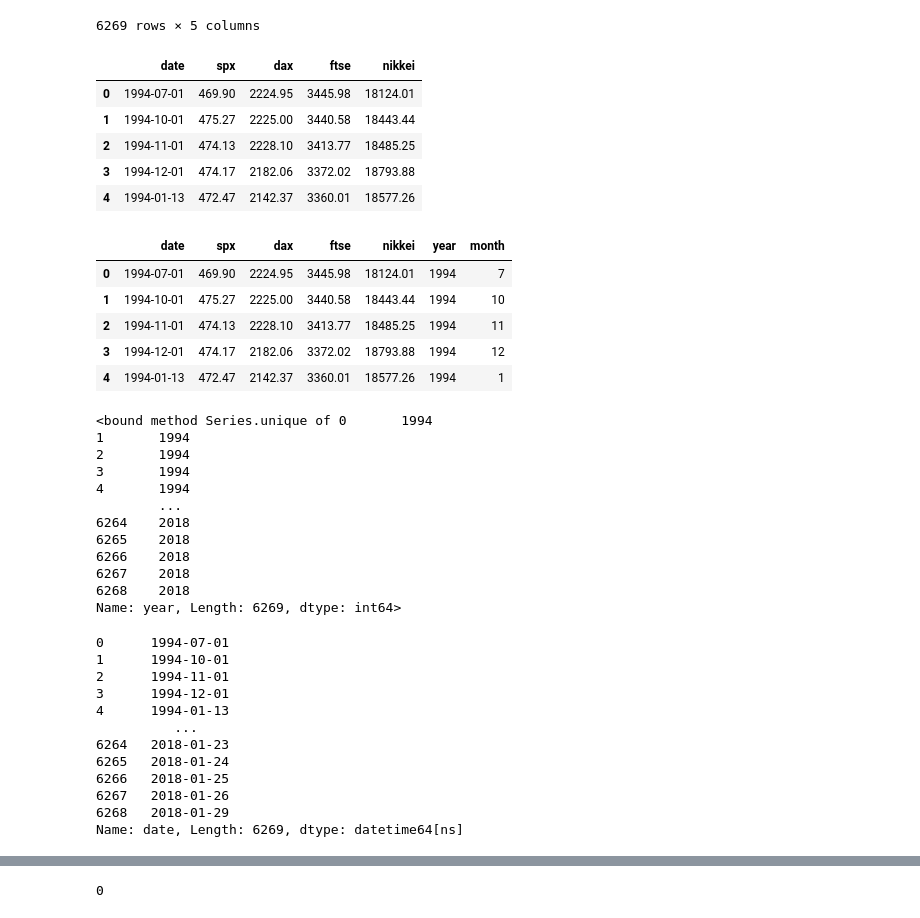
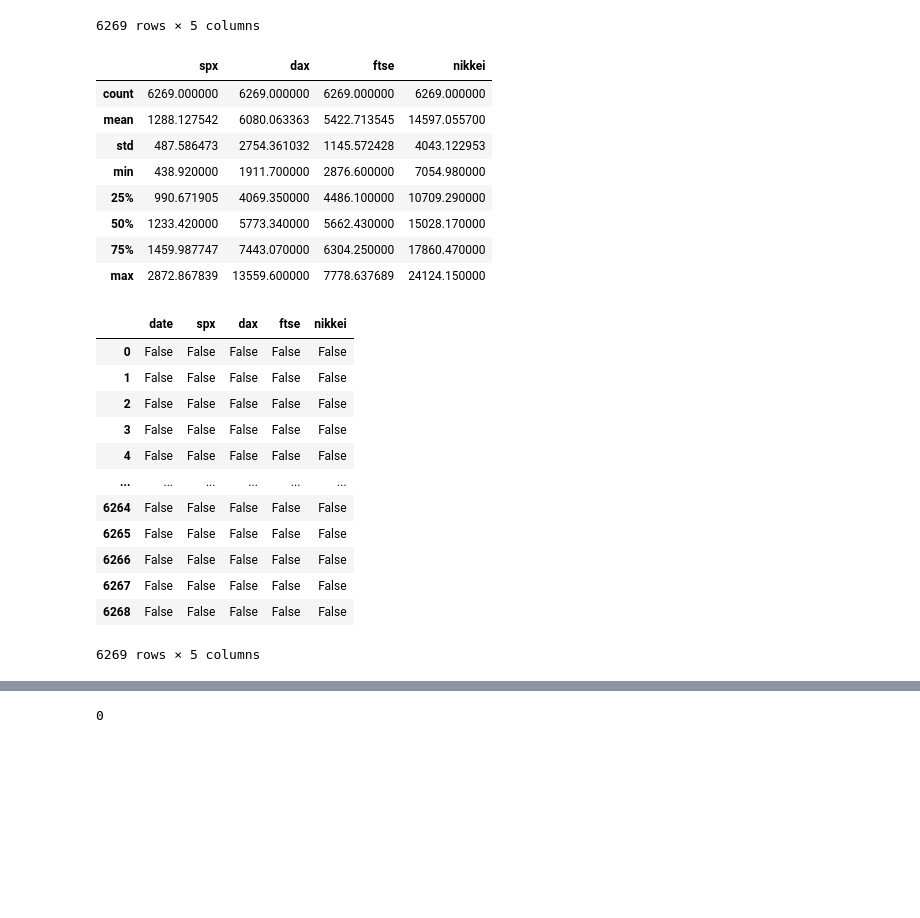
Before and after one commit to virf96/Proyectos, a Jupyter notebook: Python_Introducción_a_las_series_temporales_.ipynb, the cells around one changed output, grey strips where cells are left out. Cells and saved outputs as stored; diff of their text form; code cells hidden in the pictures; blank space fills up the shorter version.

```diff
--- a/Python_Introducción_a_las_series_temporales_.ipynb
+++ b/Python_Introducción_a_las_series_temporales_.ipynb
@@ -41,59 +41,31 @@ df_comp
 | 6267 | 26/01/2018 | 2872.867839 | 13340.17 | 7665.541292 | 23631.88 |
 | 6268 | 29/01/2018 | 2853.528411 | 13324.48 | 7671.533300 | 23629.34 |
 6269 rows × 5 columns
-# %%
-#Convertimos a formato fecha
-df_comp.date = df_comp.date.astype(str)
-df_comp.date=pd.to_datetime(df_comp.date)
 # %%
-df_comp.head()
+df_comp.describe()
 # %% [output]
-|  | date | spx | dax | ftse | nikkei |
-| 0 | 1994-07-01 | 469.90 | 2224.95 | 3445.98 | 18124.01 |
-| 1 | 1994-10-01 | 475.27 | 2225.00 | 3440.58 | 18443.44 |
-| 2 | 1994-11-01 | 474.13 | 2228.10 | 3413.77 | 18485.25 |
-| 3 | 1994-12-01 | 474.17 | 2182.06 | 3372.02 | 18793.88 |
-| 4 | 1994-01-13 | 472.47 | 2142.37 | 3360.01 | 18577.26 |
+|  | spx | dax | ftse | nikkei |
+| count | 6269.000000 | 6269.000000 | 6269.000000 | 6269.000000 |
+| mean | 1288.127542 | 6080.063363 | 5422.713545 | 14597.055700 |
+| std | 487.586473 | 2754.361032 | 1145.572428 | 4043.122953 |
+| min | 438.920000 | 1911.700000 | 2876.600000 | 7054.980000 |
+| 25% | 990.671905 | 4069.350000 | 4486.100000 | 10709.290000 |
+| 50% | 1233.420000 | 5773.340000 | 5662.430000 | 15028.170000 |
+| 75% | 1459.987747 | 7443.070000 | 6304.250000 | 17860.470000 |
+| max | 2872.867839 | 13559.600000 | 7778.637689 | 24124.150000 |
-# %%
-#Extraemos año y mes
-df_comp['year'] = pd.DatetimeIndex(df_comp['date']).year
-df_comp['month'] = pd.DatetimeIndex(df_comp['date']).month
 # %%
-df_comp.head()
+df_comp.isna()
 # %% [output]
-|  | date | spx | dax | ftse | nikkei | year | month |
-| 0 | 1994-07-01 | 469.90 | 2224.95 | 3445.98 | 18124.01 | 1994 | 7 |
-| 1 | 1994-10-01 | 475.27 | 2225.00 | 3440.58 | 18443.44 | 1994 | 10 |
-| 2 | 1994-11-01 | 474.13 | 2228.10 | 3413.77 | 18485.25 | 1994 | 11 |
-| 3 | 1994-12-01 | 474.17 | 2182.06 | 3372.02 | 18793.88 | 1994 | 12 |
-| 4 | 1994-01-13 | 472.47 | 2142.37 | 3360.01 | 18577.26 | 1994 | 1 |
+|  | date | spx | dax | ftse | nikkei |
+| 0 | False | False | False | False | False |
+| 1 | False | False | False | False | False |
+| 2 | False | False | False | False | False |
+| 3 | False | False | False | False | False |
+| 4 | False | False | False | False | False |
+| ... | ... | ... | ... | ... | ... |
+| 6264 | False | False | False | False | False |
+| 6265 | False | False | False | False | False |
+| 6266 | False | False | False | False | False |
+| 6267 | False | False | False | False | False |
+| 6268 | False | False | False | False | False |
+6269 rows × 5 columns
-# %%
-df_comp['year'].unique
-# %% [output]
-<bound method Series.unique of 0       1994
-1       1994
-2       1994
-3       1994
-4       1994
-        ...
-6264    2018
-6265    2018
-6266    2018
-6267    2018
-6268    2018
-Name: year, Length: 6269, dtype: int64>
-# %%
-df_comp.date
-# %% [output]
-0      1994-07-01
-1      1994-10-01
-2      1994-11-01
-3      1994-12-01
-4      1994-01-13
-          ...
-6264   2018-01-23
-6265   2018-01-24
-6266   2018-01-25
-6267   2018-01-26
-6268   2018-01-29
-Name: date, Length: 6269, dtype: datetime64[ns]
```
Also changed, not shown: parts of 15 cells of this notebook.
